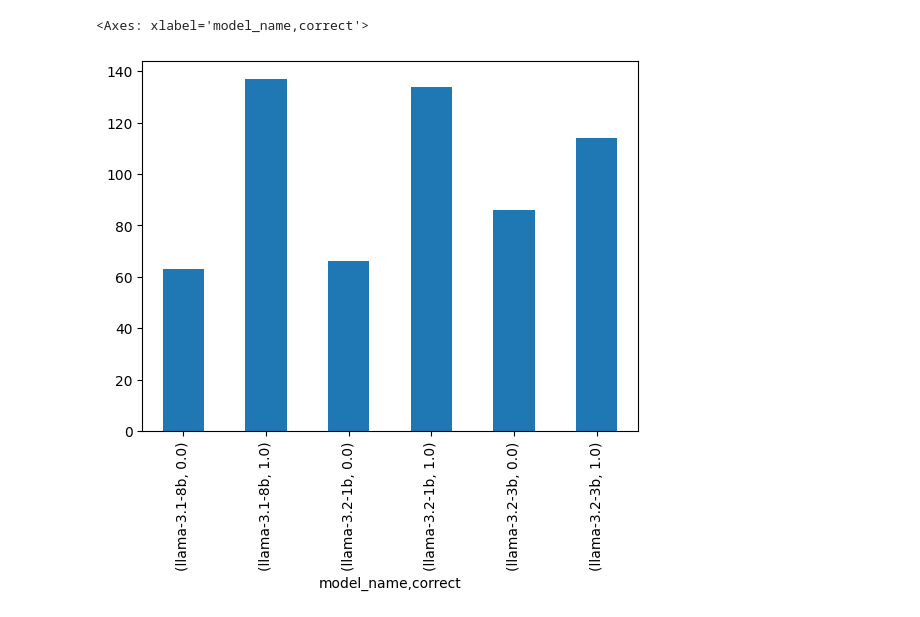
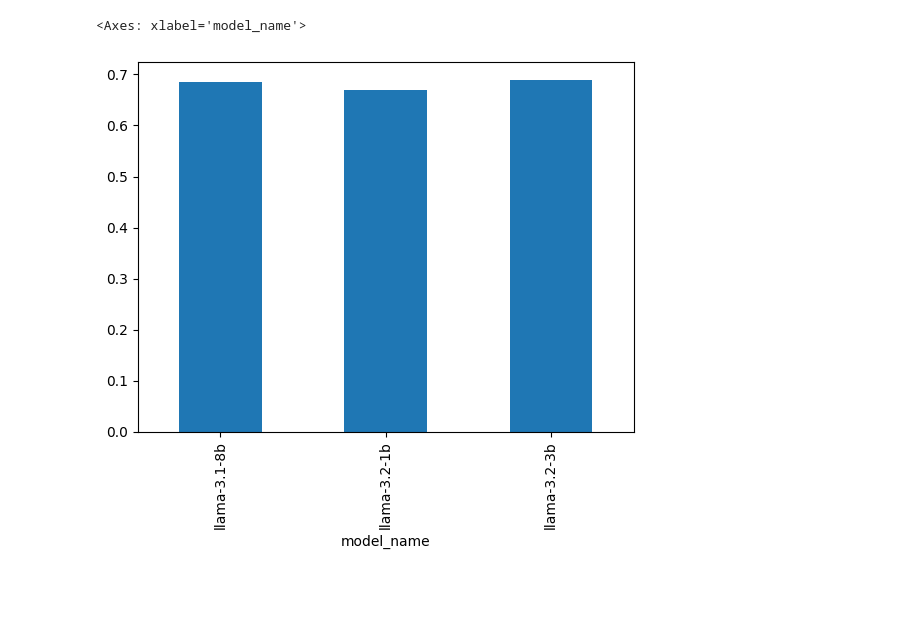
Before and after one commit to vminvsky/finetuning-folktexts, a Jupyter notebook: notebooks/explore_results.ipynb, the cells around one changed output. Saved outputs shown, nothing was run; the diff lists cells and outputs as text; code cells hidden in the pictures; blank space fills up the shorter version.

```diff
--- a/notebooks/explore_results.ipynb
+++ b/notebooks/explore_results.ipynb
@@ -21,6 +21,10 @@ def check_score(text, label):
     other_label = '0' if label == '1' else '1'
     label_char = 'A' if label == '0' else 'B'
     other_label_char = 'B' if label == '0' else 'A'
+    if (text[0] == 'A') and (label == '0'):
+        return 1
+    if (text[0] == 'B') and (label == '1'):
+        return 1
     if f'{label}.' in text or f' {label}' in text.lower() or f'{label}' == text.strip() or f'\n{label}' in text.lower() or text.startswith(label) or text.strip().startswith(label_char):
         return 1
     elif f'{other_label}.' in text or f' {other_label}' in text.lower() or f'{other_label}' == text.strip() or f'\n{other_label}' in text.lower() or text.startswith(other_label) or text.strip().startswith(other_label_char):
@@ -33,7 +37,7 @@ def check_score(text, label):
             return 1
     return None
 # %%
-models = ['llama-3.1-8b', 'llama-3.2-1b', 'qlora-llama-3.1-8b', 'qlora-llama-3.2-1b', 'qlora-llama-3.2-3b-instruct','qlora-llama-3.1-8b-instruct', 'qlora-llama-3.1-3b-instruct-full', '3b_qlora_single_device_instruct-reinit', 'llama-3.2-1b-instruct','llama-3.2-3b', 'llama-3.2-3b-instruct','llama-3.2-8b-instruct', 'qlora-llama-3.2-1b-instruct']
+models = ['llama-3.1-8b', 'llama-3.2-1b', 'qlora-llama-3.1-8b', 'qlora-llama-3.2-1b', 'qlora-llama-3.2-3b-instruct','qlora-llama-3.1-8b-instruct', 'qlora-llama-3.1-3b-instruct-full', '3b_qlora_single_device_instruct-reinit', 'llama-3.2-1b-instruct','llama-3.2-3b', 'llama-3.2-3b-instruct','llama-3.2-8b-instruct', 'qlora-llama-3.2-1b-instruct', 'qlora-llama-3.2-3b']
 
 model_name_mapping = {
     'qlora-llama-3.1-8b-instruct': 'llama-3.1-8b',
@@ -51,6 +55,7 @@ model_name_mapping = {
     'llama-3.2-1b-instruct': 'llama-3.2-1b',
     'llama-3.2-3b-instruct': 'llama-3.2-3b',
     'qlora-llama-3.2-1b-instruct': 'llama-3.2-1b',
+    'qlora-llama-3.2-3b': 'llama-3.2-3b',
 }
 
 
@@ -103,0 +120,2 @@ zero_shot.groupby(['model_path','correct'])['correct'].count().plot(kind='bar')
+# %%
+df['model_path'] = df['model_path'].apply(lambda x: 'llama-3.1-8b-instruct' if x == 'llama-3.2-8b-instruct' else x)
@@ -104,7 +177,7 @@ zero_shot.groupby(['model_path','correct'])['correct'].count().plot(kind='bar')
 # %%
 is_instr = df[(df['is_instr']==True) & (df['is_full']==False) & (df['is_reinit']==False) & (df['qlora']==True)]
 # %%
-is_instr.groupby(['model_name','correct'])['correct'].count().plot(kind='bar')
+is_instr.groupby(['model_name'])['correct'].mean().plot(kind='bar')
 # %% [output]
-<Axes: xlabel='model_name,correct'>
+<Axes: xlabel='model_name'>
-[figure, old version]
+[figure, new version]
```
Also changed, not shown: parts of 19 cells of this notebook, 8 other files.
